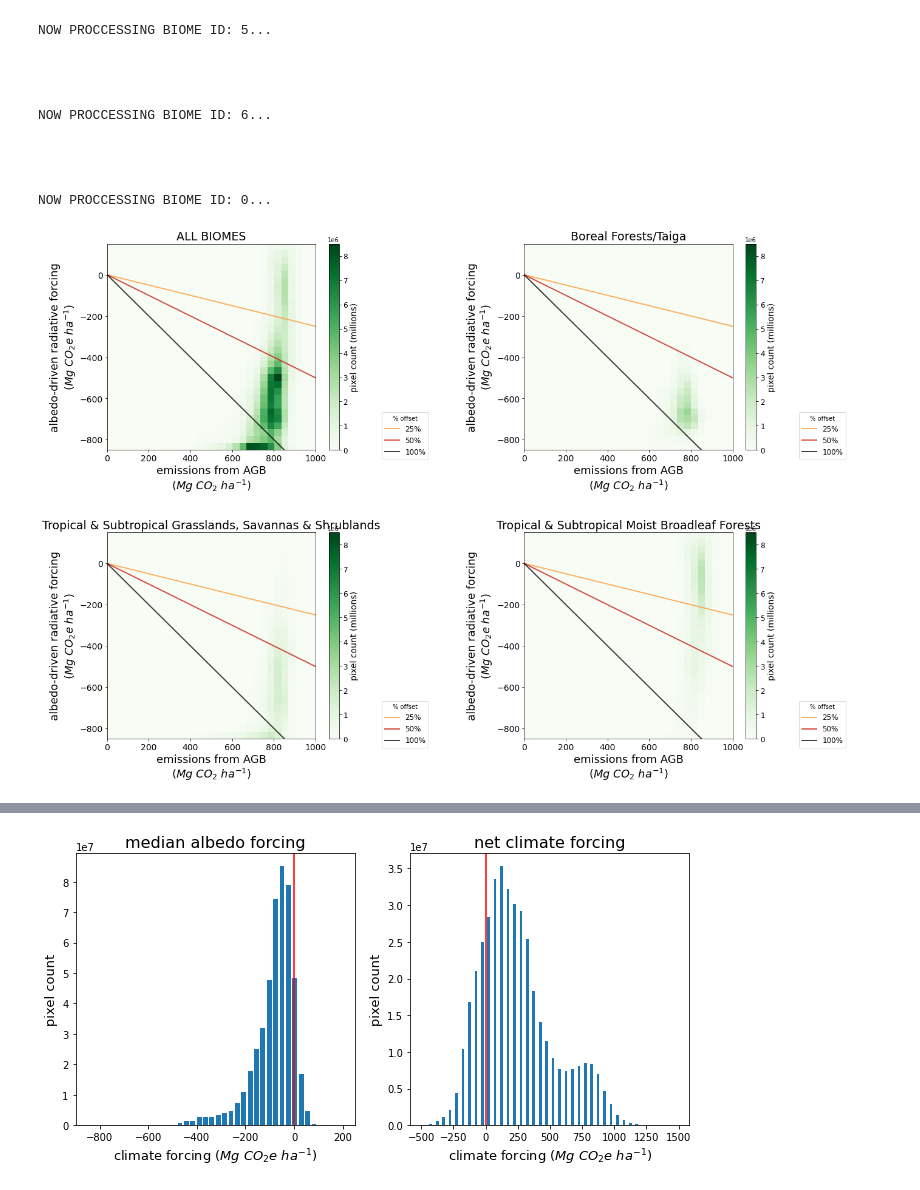
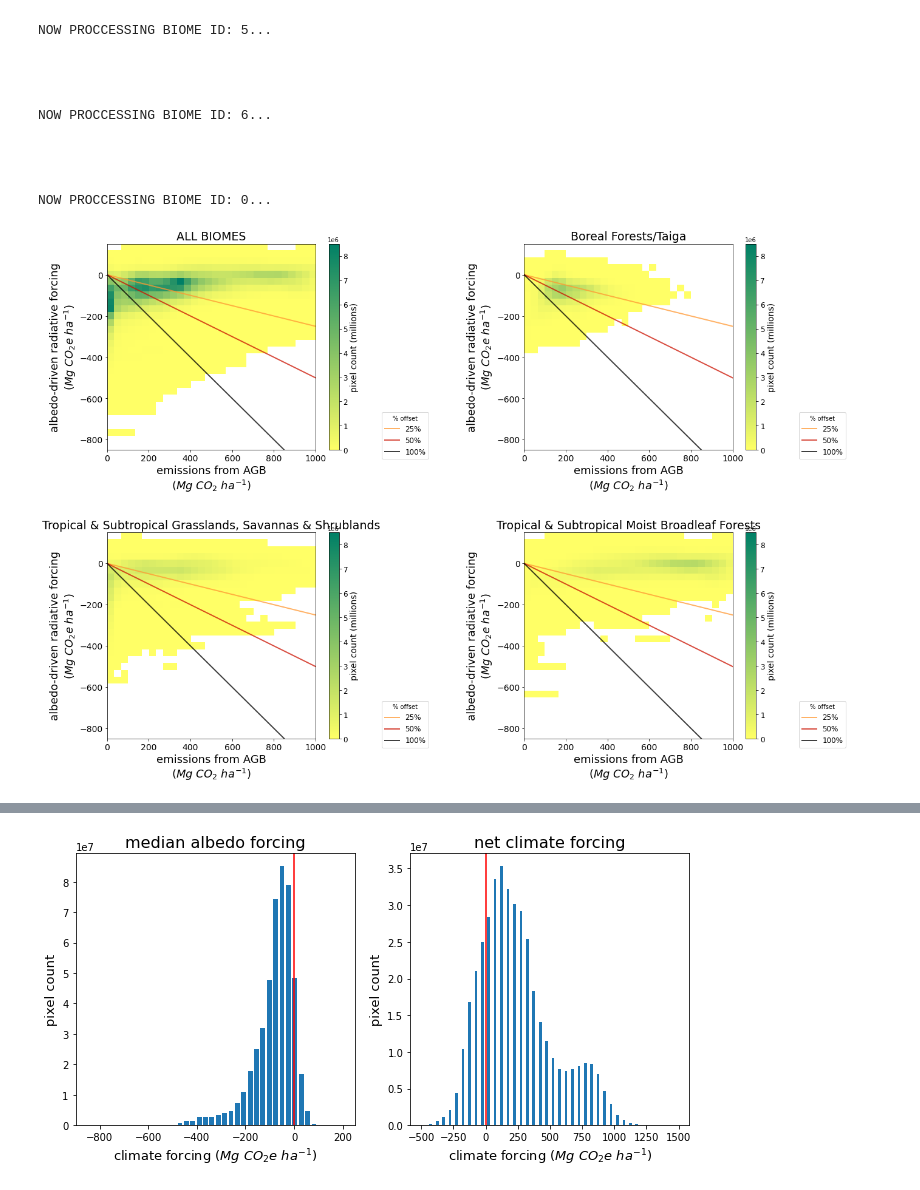
Before and after one commit to naturalclimatesolutions/clark_albedo_collab, a Jupyter notebook: albedo_refor_fig3/make_fig3.ipynb, the cells around one changed output, grey strips where cells are left out. Saved outputs shown, nothing was run; the diff lists cells and outputs as text; code cells hidden in the pictures.

```diff
--- a/albedo_refor_fig3/make_fig3.ipynb
+++ b/albedo_refor_fig3/make_fig3.ipynb
@@ -16,7 +20,8 @@ import os, re
 debug = False
 #hmap_cmap = ptb.scientific.sequential.Davos_20_r.mpl_colormap
 #hmap_cmap = ptb.cartocolors.sequential.Mint_7.mpl_colormap
-hmap_cmap = 'Greens'
+#hmap_cmap = 'Greens'
+hmap_cmap = 'summer_r'
 lines_cmap = 'gist_heat_r'
 chunks = (1, 1000, 1000)
 masked = True
@@ -73,11 +78,9 @@ def get_2d_hist_from_lyrs(lyr_x, lyr_y, lyr_x_name, lyr_y_name,
     If subset_poly is not None then use it to only count stack pixels
     that fall within its polygon.
     """
+    lyrs = [lyr_x, lyr_y]
     if subset_biome is not None:
-        lyrs = [lyr.where(biomes==subset_biome,
-                                  np.nan) for lyr in [lyr_x, lyr_y]]
-    else:
-        lyrs = [lyr_x, lyr_y]
+        lyrs = [lyr.where(biomes==subset_biome, np.nan) for lyr in lyrs]
     lyr_names = [lyr_x_name, lyr_y_name]
     stack = dask.array.stack(xr.concat(lyrs,
                                        dim=pd.Index(lyr_names, name='lyr')))
@@ -85,7 +88,6 @@ def get_2d_hist_from_lyrs(lyr_x, lyr_y, lyr_x_name, lyr_y_name,
                                   *chunks[1:]))
     if debug:
         stack = stack[:, 17000:20000, 21000:24000]
-    stack
     assert stack.shape[0] == 2
 
     # compute a 2d histogram of the stacked emissions and albedo-forcing maps
@@ -94,11 +96,18 @@ def get_2d_hist_from_lyrs(lyr_x, lyr_y, lyr_x_name, lyr_y_name,
                                                          bins=nbins,
                                                          range=((xmin, xmax), (ymin, ymax)),
                                                         )
+
     # compute it
     hist = hist_da.compute()
     xedge = xedge_da.compute()
     yedge = yedge_da.compute()
 
+    # NOTE: transpose the histogram array;
+    #       axes were flipped vs what I expected (i.e., x-var bins are along rows, not columns)
+    #       and the example in the docs is ambiguous (because the output histogram array is square and symmetric)
+    #       so I didn't catch this
+    hist = hist.T
+
     return hist, xedge, yedge
 # %%
 def draw_cmap_hex_color(cmap, val, min_val, max_val,
@@ -120,9 +129,10 @@ def draw_cmap_hex_color(cmap, val, min_val, max_val,
     return hex_color
 # %%
 def plot_2d_hist_heatmap(hist2d, xedge, yedge, xlabel, ylabel, ax,
-                         hmap_cmap = hmap_cmap,
-                         lines_cmap = lines_cmap,
+                         hmap_cmap=hmap_cmap,
+                         lines_cmap=lines_cmap,
                          vmin=None, vmax=None,
+                         mask_0=True
                         ):
     """
     Plot a heatmap of the given hist2d object,
@@ -132,7 +142,11 @@ def plot_2d_hist_heatmap(hist2d, xedge, yedge, xlabel, ylabel, ax,
     be tweaked, as well as other formatting deatils.
     """
     extent = [xedge[0], xedge[-1], yedge[0], yedge[-1]]
-    img = ax.imshow(hist2d,
+    if mask_0:
+        hist_for_plot = np.ma.masked_array(hist2d, hist2d==0)
+    else:
+        hist_for_plot = hist2d[:,:]
+    img = ax.imshow(hist_for_plot,
                     extent=extent,
                     origin='lower',
                     cmap=hmap_cmap,
@@ -249,26 +263,37 @@ NOW PROCCESSING BIOME ID: 6...
 
 
 NOW PROCCESSING BIOME ID: 0...
+# %%
+# write results to disk
+for biome_id, res in results.items():
+    if biome_id is None:
+        biome_id = 'GLOBAL'
+    res_df = pd.DataFrame(res[0])
+    res_df.columns = [f'{str(np.round(res[1][i],1))}_{str(np.round(res[1][i+1],1))}' for i in range(len(res[1])-1)]
+    res_df.index = [f'{str(np.round(res[2][i],1))}_{str(np.round(res[2][i+1],1))}' for i in range(len(res[2])-1)]
+    res_df.to_csv(f'hist_2d_biome{biome_id}.csv', index=True, sep=',')
 # %%
 fig = plt.figure(figsize=(int(5*len(biome_ids)),int(7.5*(len(biome_ids)/2))))
 for i, biome_id in enumerate(biome_ids):
     ax_biome = fig.add_subplot(2, int(len(biome_ids)/2), i+1)
     hist2d_biome, xedge_biome, yedge_biome = results[biome_id]
     plot_2d_hist_heatmap(hist2d_biome,
                          xedge_biome,
                          yedge_biome,
                          ax_labels['emis'],
                          ax_labels['alb'],
                          ax_biome,
+                         hmap_cmap=hmap_cmap,
                          vmin=0,
-                         vmax=8.5e6
+                         vmax=8.5e6,
+                         mask_0=True
                         )
     if biome_id is None:
         ax_title = 'ALL BIOMES'
     else:
         ax_title = biome_df['BIOME_NAME'][biome_id]
     ax_biome.set_title(ax_title, fontdict={'fontsize': 19})
 fig.subplots_adjust(hspace=0.4,
                     wspace=0.6)
 # %% [output]
-[figure, old version]
+[figure, new version]
```
Also changed, not shown: parts of 2 cells of this notebook, 1 other file.
